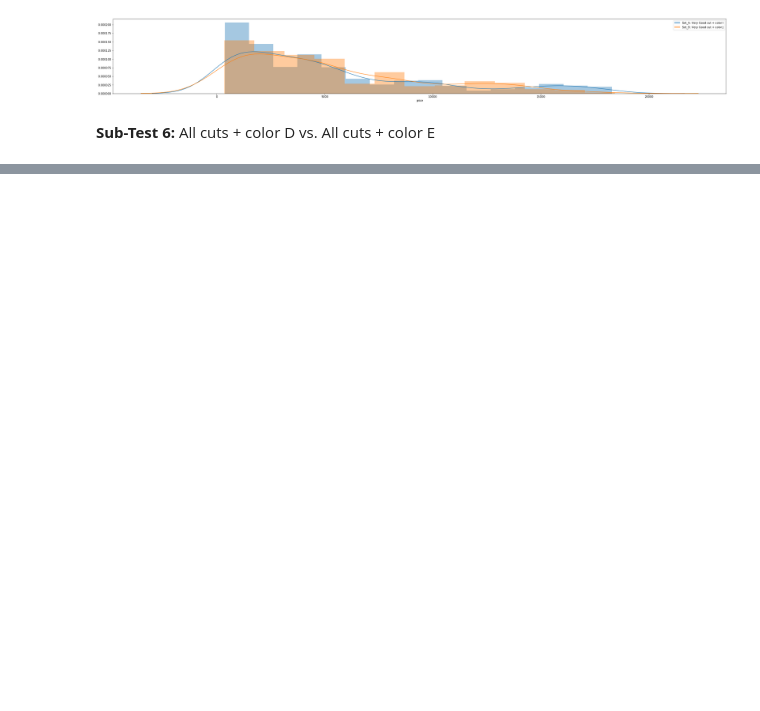
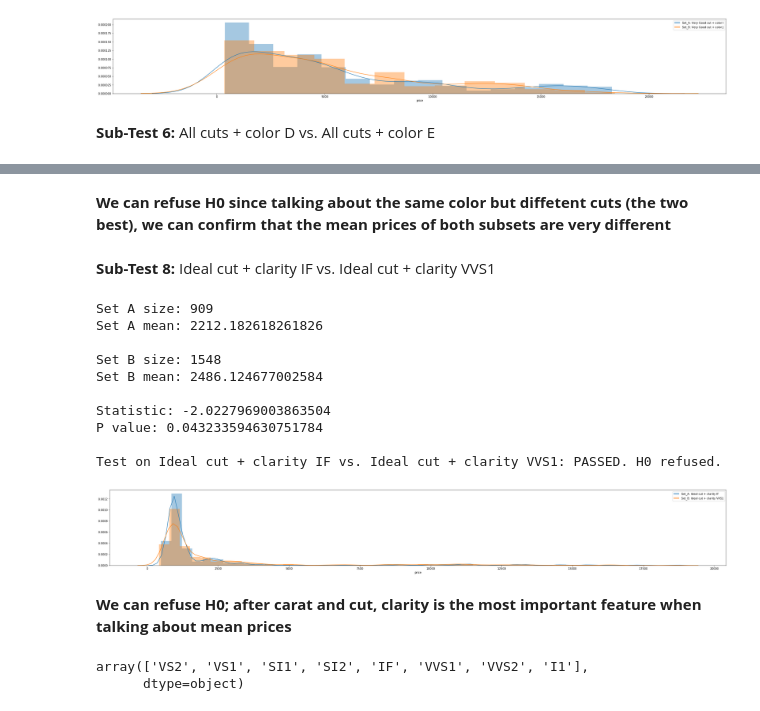
Before and after one commit to Pvillamanario/diamond_EDA, a Jupyter notebook: notebooks/Diamonds_hypothesis_testing.ipynb, the cells around one changed output, grey strips where cells are left out. Cells and saved outputs as stored; diff of their text form; code cells hidden in the pictures; blank space fills up the shorter version.

```diff
--- a/notebooks/Diamonds_hypothesis_testing.ipynb
+++ b/notebooks/Diamonds_hypothesis_testing.ipynb
@@ -297,0 +333,41 @@ Test on All cuts + color D vs. All cuts + color E: FAILED
+# %% [markdown]
+**We can refuse H0 since talking about the same color but diffetent cuts (the two best), we can confirm that the mean prices of both subsets are very different**
+# %% [markdown]
+**Sub-Test 8:** Ideal cut + clarity IF vs. Ideal cut + clarity VVS1
+# %%
+TEST = 'Ideal cut + clarity IF vs. Ideal cut + clarity VVS1'
+
+cut_filter_A = data['cut']=='Ideal'
+clarity_filter_A = data['clarity']=='IF'
+
+cut_filter_B = data['cut']=='Ideal'
+clarity_filter_B = data['clarity']=='VVS1'
+
+set_A = data[cut_filter_A & clarity_filter_A]['price']
+set_B = data[cut_filter_B & clarity_filter_B]['price']
+
+subsets_test(set_A, set_B)
+
+fig, axes = plt.subplots(ncols=1, nrows =1, figsize = (40,5))
+for a in [set_A, set_B]:
+    ax = sns.distplot(a)
+    ax.legend(labels=[f'Set_A: Ideal cut + clarity IF','Set_B: Ideal cut + clarity VVS1']);
+# %% [output]
+Set A size: 909
+Set A mean: 2212.182618261826
+
+Set B size: 1548
+Set B mean: 2486.124677002584
+
+Statistic: -2.0227969003863504
+P value: 0.043233594630751784
+
+Test on Ideal cut + clarity IF vs. Ideal cut + clarity VVS1: PASSED. H0 refused.
+[figure, added]
+# %% [markdown]
+**We can refuse H0; after carat and cut, clarity is the most important feature when talking about mean prices**
+# %%
+data['clarity'].unique()
+# %% [output]
+array(['VS2', 'VS1', 'SI1', 'SI2', 'IF', 'VVS1', 'VVS2', 'I1'],
+      dtype=object)
```
Also changed, not shown: parts of 25 cells of this notebook.
